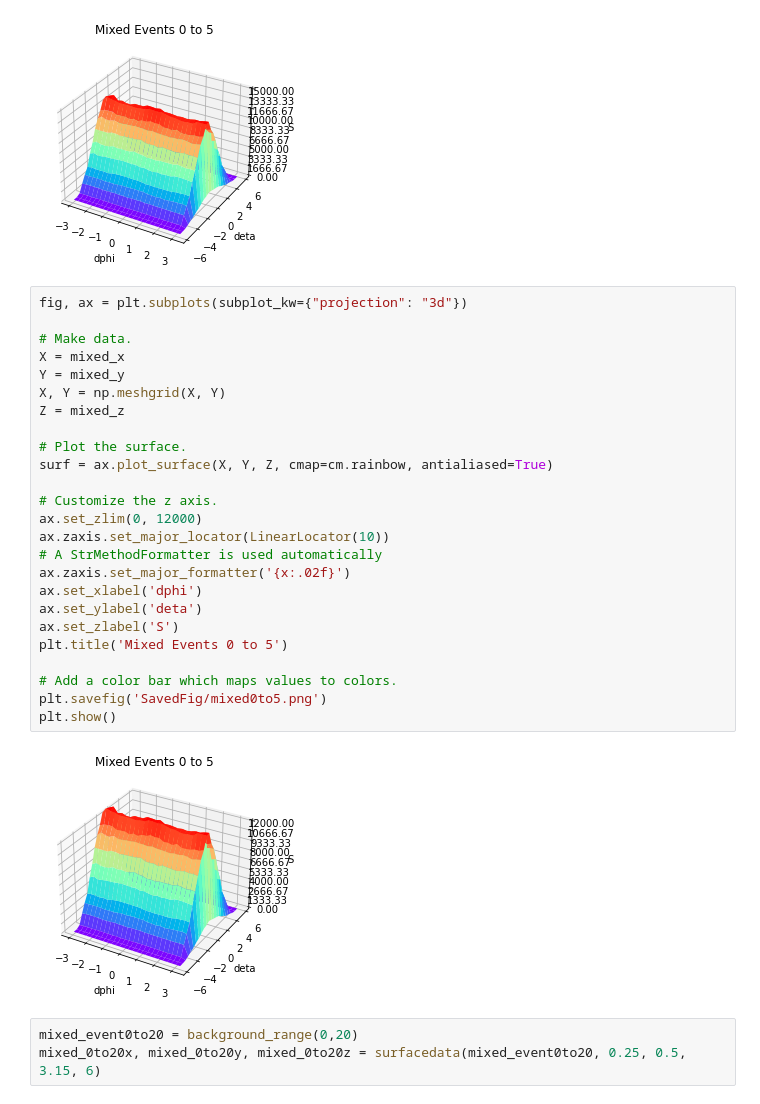
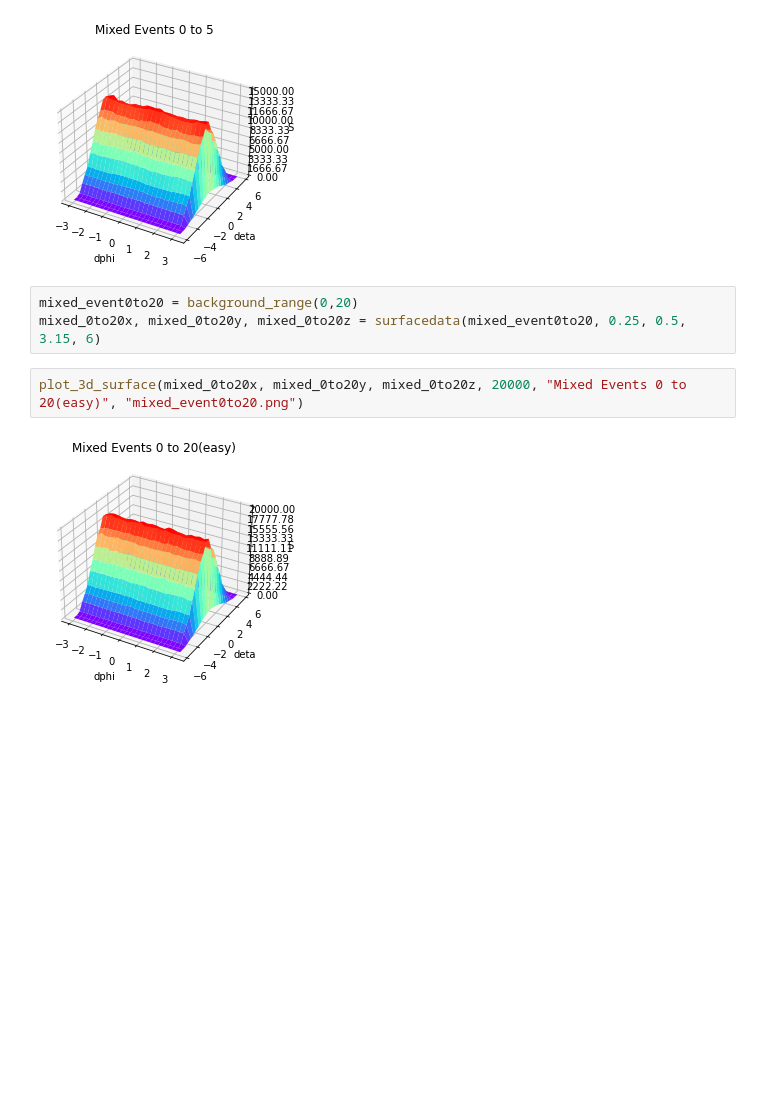
Before and after one commit to HarryWang0619/CIS_May_FinalProject, a Jupyter notebook: jul18_harry.ipynb, the cells around one changed output. Drawn from its saved outputs; the diff is of its cells as text; blank space fills up the shorter version.

Commit message:
add a 3d plot function.

```diff
--- a/jul18_harry.ipynb
+++ b/jul18_harry.ipynb
@@ -129,33 +129,10 @@ mixed_x, mixed_y, mixed_z = surfacedata(mixed_event0to5, 0.25, 0.5, 3.15, 6)
 plot_3d_surface(mixed_x, mixed_y, mixed_z, 15000, "Mixed Events 0 to 5", "mixed_event0to5.png")
 # %% [output]
 [figure]
-# %%
-fig, ax = plt.subplots(subplot_kw={"projection": "3d"})
-
-# Make data.
-X = mixed_x
-Y = mixed_y
-X, Y = np.meshgrid(X, Y)
-Z = mixed_z
-
-# Plot the surface.
-surf = ax.plot_surface(X, Y, Z, cmap=cm.rainbow, antialiased=True)
-
-# Customize the z axis.
-ax.set_zlim(0, 12000)
-ax.zaxis.set_major_locator(LinearLocator(10))
-# A StrMethodFormatter is used automatically
-ax.zaxis.set_major_formatter('{x:.02f}')
-ax.set_xlabel('dphi')
-ax.set_ylabel('deta')
-ax.set_zlabel('S')
-plt.title('Mixed Events 0 to 5')
-
-# Add a color bar which maps values to colors.
-plt.savefig('SavedFig/mixed0to5.png')
-plt.show()
-# %% [output]
-[figure, removed]
 # %%
 mixed_event0to20 = background_range(0,20)
 mixed_0to20x, mixed_0to20y, mixed_0to20z = surfacedata(mixed_event0to20, 0.25, 0.5, 3.15, 6)
+# %%
+plot_3d_surface(mixed_0to20x, mixed_0to20y, mixed_0to20z, 20000, "Mixed Events 0 to 20(easy)", "mixed_event0to20.png")
+# %% [output]
+[figure, added]
```
Also changed, not shown: 1 other file.
